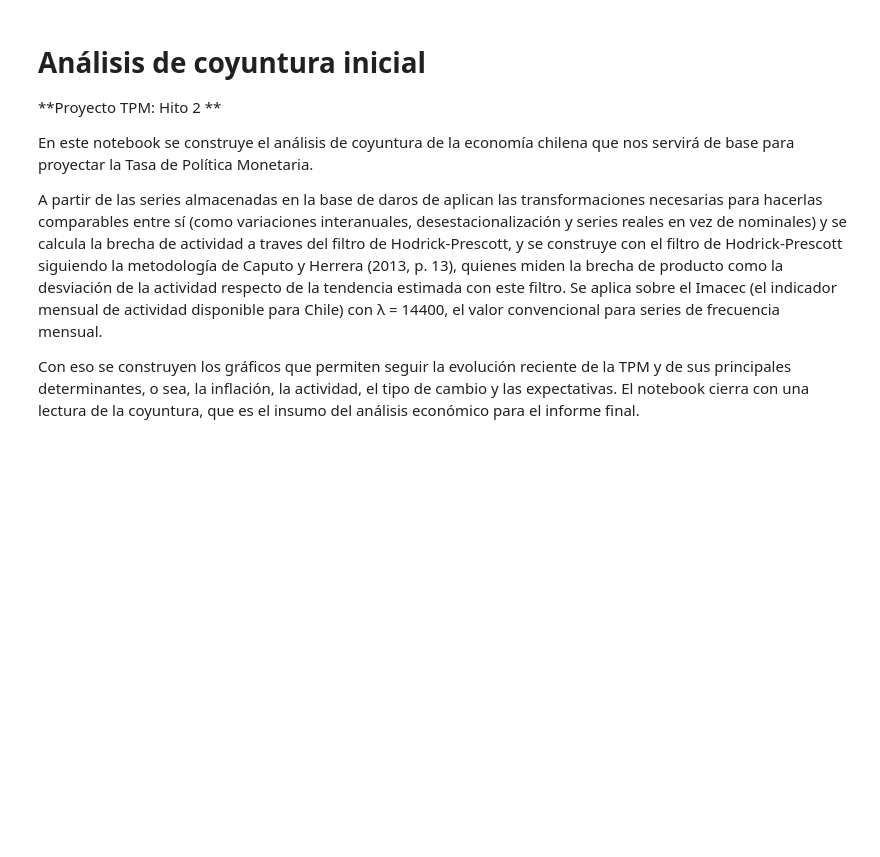
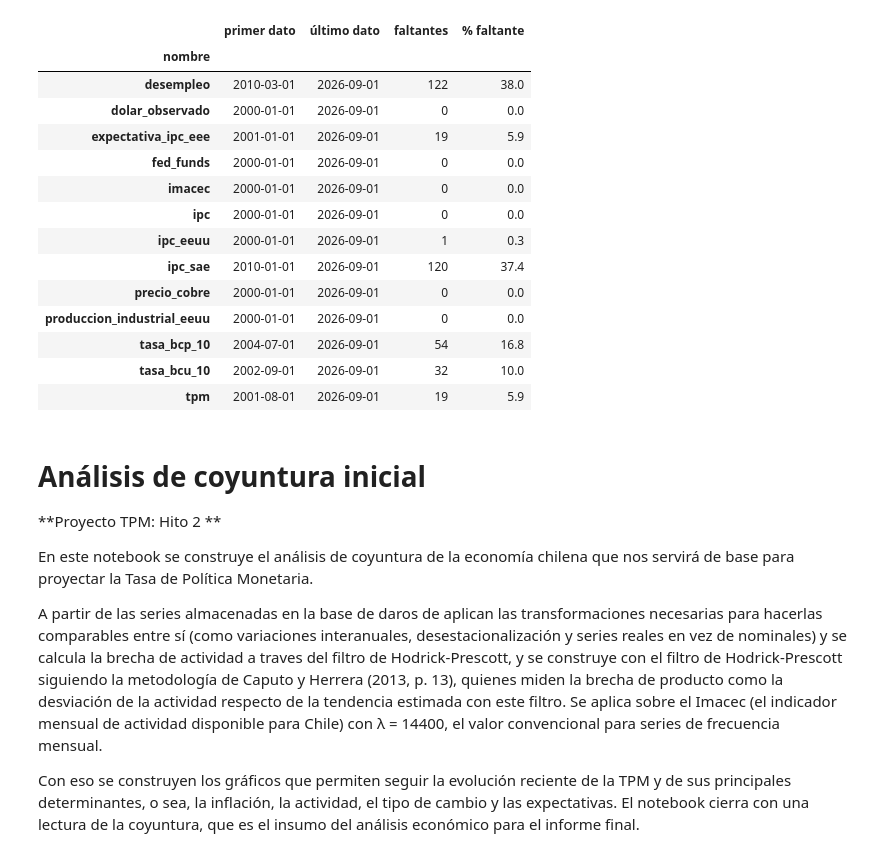
Before and after one commit to danielcornejo2/Proyecto_Economia, a Jupyter notebook: notebooks/02_analisis_coyuntura.ipynb, the cells around one changed output. Drawn from its saved outputs; the diff is of its cells as text; code cells hidden in the pictures; blank space fills up the shorter version.

Commit message:
Mejora de consistencia de datos

```diff
--- a/notebooks/02_analisis_coyuntura.ipynb
+++ b/notebooks/02_analisis_coyuntura.ipynb
@@ -86,3 +86,28 @@ Series disponibles:
+# %%
+# Diagnóstico de faltantes: primer y último dato de cada serie
+diagnostico = pd.DataFrame({
+    "primer dato": datos.apply(lambda s: s.first_valid_index()),
+    "último dato": datos.apply(lambda s: s.last_valid_index()),
+    "faltantes":   datos.isna().sum(),
+    "% faltante":  (datos.isna().mean() * 100).round(1),
+})
+diagnostico
+# %% [output]
+|  | primer dato | último dato | faltantes | % faltante |
+| nombre |  |  |  |  |
+| desempleo | 2010-03-01 | 2026-09-01 | 122 | 38.0 |
+| dolar_observado | 2000-01-01 | 2026-09-01 | 0 | 0.0 |
+| expectativa_ipc_eee | 2001-01-01 | 2026-09-01 | 19 | 5.9 |
+| fed_funds | 2000-01-01 | 2026-09-01 | 0 | 0.0 |
+| imacec | 2000-01-01 | 2026-09-01 | 0 | 0.0 |
+| ipc | 2000-01-01 | 2026-09-01 | 0 | 0.0 |
+| ipc_eeuu | 2000-01-01 | 2026-09-01 | 1 | 0.3 |
+| ipc_sae | 2010-01-01 | 2026-09-01 | 120 | 37.4 |
+| precio_cobre | 2000-01-01 | 2026-09-01 | 0 | 0.0 |
+| produccion_industrial_eeuu | 2000-01-01 | 2026-09-01 | 0 | 0.0 |
+| tasa_bcp_10 | 2004-07-01 | 2026-09-01 | 54 | 16.8 |
+| tasa_bcu_10 | 2002-09-01 | 2026-09-01 | 32 | 10.0 |
+| tpm | 2001-08-01 | 2026-09-01 | 19 | 5.9 |
 # %% [markdown]
 # Análisis de coyuntura inicial
 
```
Also changed, not shown: parts of 6 cells of this notebook.
